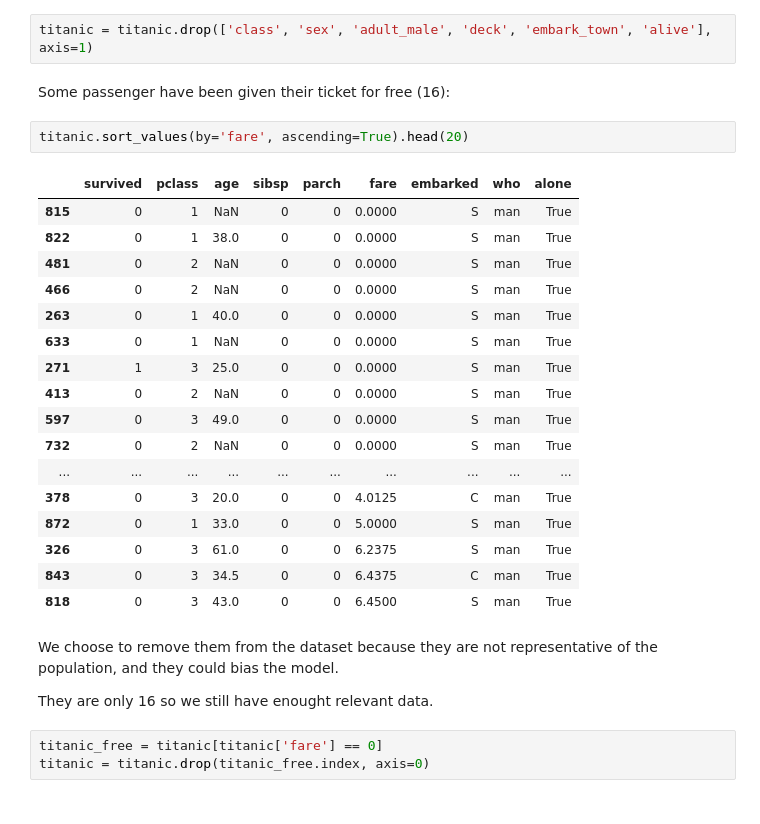
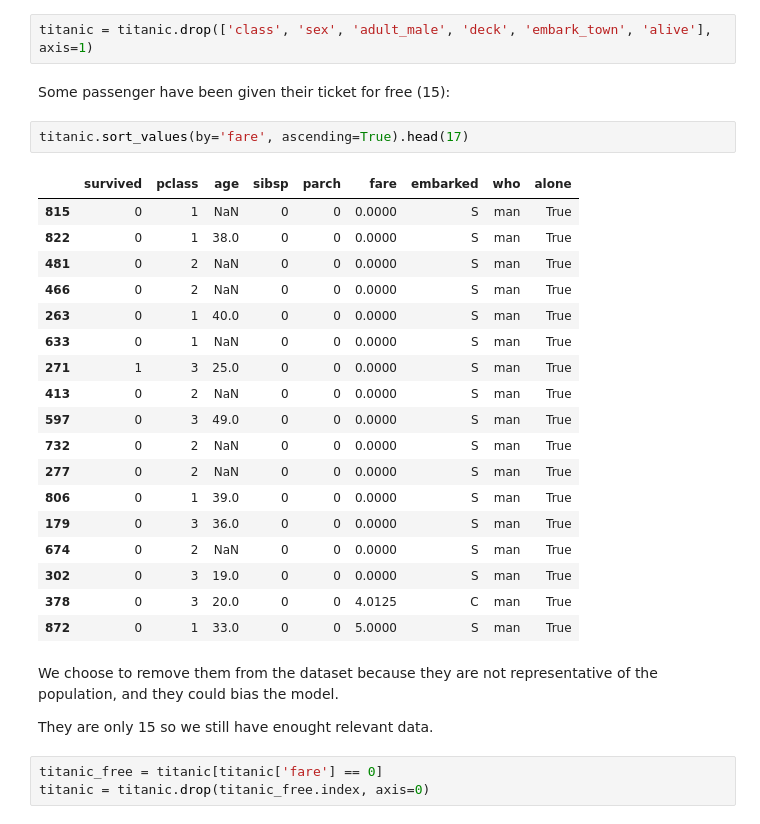
Before and after one commit to louiscockenpot/projet-explainability, a Jupyter notebook: notebook.ipynb, the cells around one changed output. Saved outputs shown, nothing was run; the diff lists cells and outputs as text.

```diff
--- a/notebook.ipynb
+++ b/notebook.ipynb
@@ -87,31 +87,32 @@ We can remove the columns :
 # %%
 titanic = titanic.drop(['class', 'sex', 'adult_male', 'deck', 'embark_town', 'alive'], axis=1)
 # %% [markdown]
-Some passenger have been given their ticket for free (16):
+Some passenger have been given their ticket for free (15):
 # %%
-titanic.sort_values(by='fare', ascending=True).head(20)
+titanic.sort_values(by='fare', ascending=True).head(17)
 # %% [output]
 |  | survived | pclass | age | sibsp | parch | fare | embarked | who | alone |
 | 815 | 0 | 1 | NaN | 0 | 0 | 0.0000 | S | man | True |
 | 822 | 0 | 1 | 38.0 | 0 | 0 | 0.0000 | S | man | True |
 | 481 | 0 | 2 | NaN | 0 | 0 | 0.0000 | S | man | True |
 | 466 | 0 | 2 | NaN | 0 | 0 | 0.0000 | S | man | True |
 | 263 | 0 | 1 | 40.0 | 0 | 0 | 0.0000 | S | man | True |
 | 633 | 0 | 1 | NaN | 0 | 0 | 0.0000 | S | man | True |
 | 271 | 1 | 3 | 25.0 | 0 | 0 | 0.0000 | S | man | True |
 | 413 | 0 | 2 | NaN | 0 | 0 | 0.0000 | S | man | True |
 | 597 | 0 | 3 | 49.0 | 0 | 0 | 0.0000 | S | man | True |
 | 732 | 0 | 2 | NaN | 0 | 0 | 0.0000 | S | man | True |
-| ... | ... | ... | ... | ... | ... | ... | ... | ... | ... |
+| 277 | 0 | 2 | NaN | 0 | 0 | 0.0000 | S | man | True |
+| 806 | 0 | 1 | 39.0 | 0 | 0 | 0.0000 | S | man | True |
+| 179 | 0 | 3 | 36.0 | 0 | 0 | 0.0000 | S | man | True |
+| 674 | 0 | 2 | NaN | 0 | 0 | 0.0000 | S | man | True |
+| 302 | 0 | 3 | 19.0 | 0 | 0 | 0.0000 | S | man | True |
 | 378 | 0 | 3 | 20.0 | 0 | 0 | 4.0125 | C | man | True |
 | 872 | 0 | 1 | 33.0 | 0 | 0 | 5.0000 | S | man | True |
-| 326 | 0 | 3 | 61.0 | 0 | 0 | 6.2375 | S | man | True |
-| 843 | 0 | 3 | 34.5 | 0 | 0 | 6.4375 | C | man | True |
-| 818 | 0 | 3 | 43.0 | 0 | 0 | 6.4500 | S | man | True |
 # %% [markdown]
 We choose to remove them from the dataset because they are not representative of the population, and they could bias the model.
 
-They are only 16 so we still have enought relevant data.
+They are only 15 so we still have enought relevant data.
 # %%
 titanic_free = titanic[titanic['fare'] == 0]
 titanic = titanic.drop(titanic_free.index, axis=0)
```
